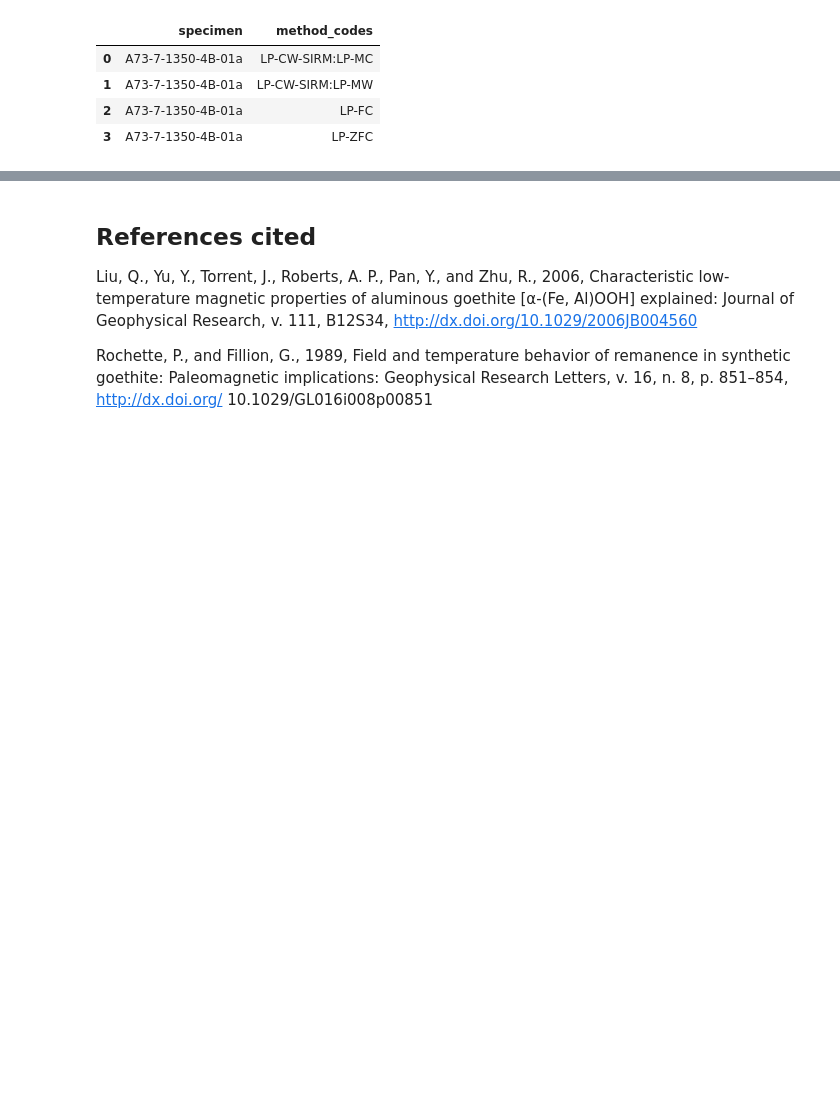
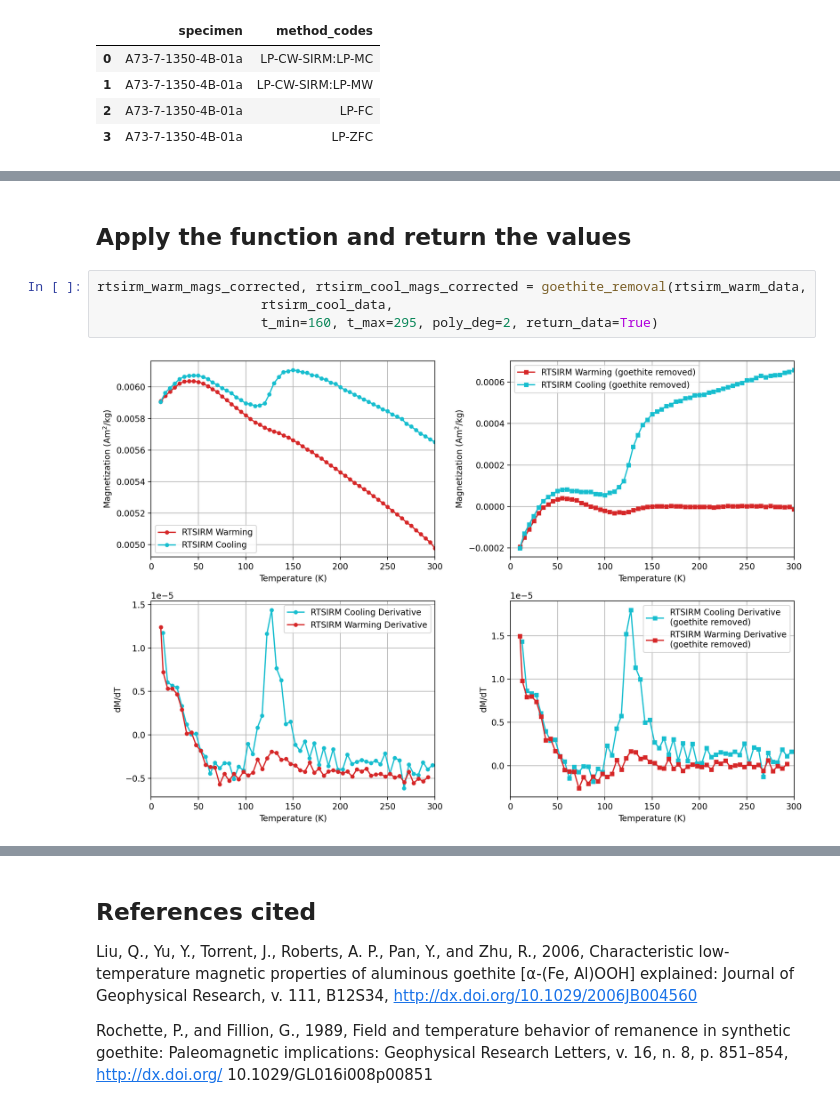
Before and after one commit to PmagPy/RockmagPy-notebooks, a Jupyter notebook: MPMS_goethite_fit.ipynb, the cells around one changed output, grey strips where cells are left out. Cells and saved outputs as stored; diff of their text form; blank space fills up the shorter version.

```diff
--- a/MPMS_goethite_fit.ipynb
+++ b/MPMS_goethite_fit.ipynb
@@ -111,0 +213,8 @@ verwey_estimate, remanence_loss = rmag.verwey_estimate(temps, mags,
+# %% [markdown]
+## Apply the function and return the values
+# %%
+rtsirm_warm_mags_corrected, rtsirm_cool_mags_corrected = goethite_removal(rtsirm_warm_data,
+                     rtsirm_cool_data,
+                     t_min=160, t_max=295, poly_deg=2, return_data=True)
+# %% [output]
+[figure, added]
```
Also changed, not shown: parts of 14 cells of this notebook.
